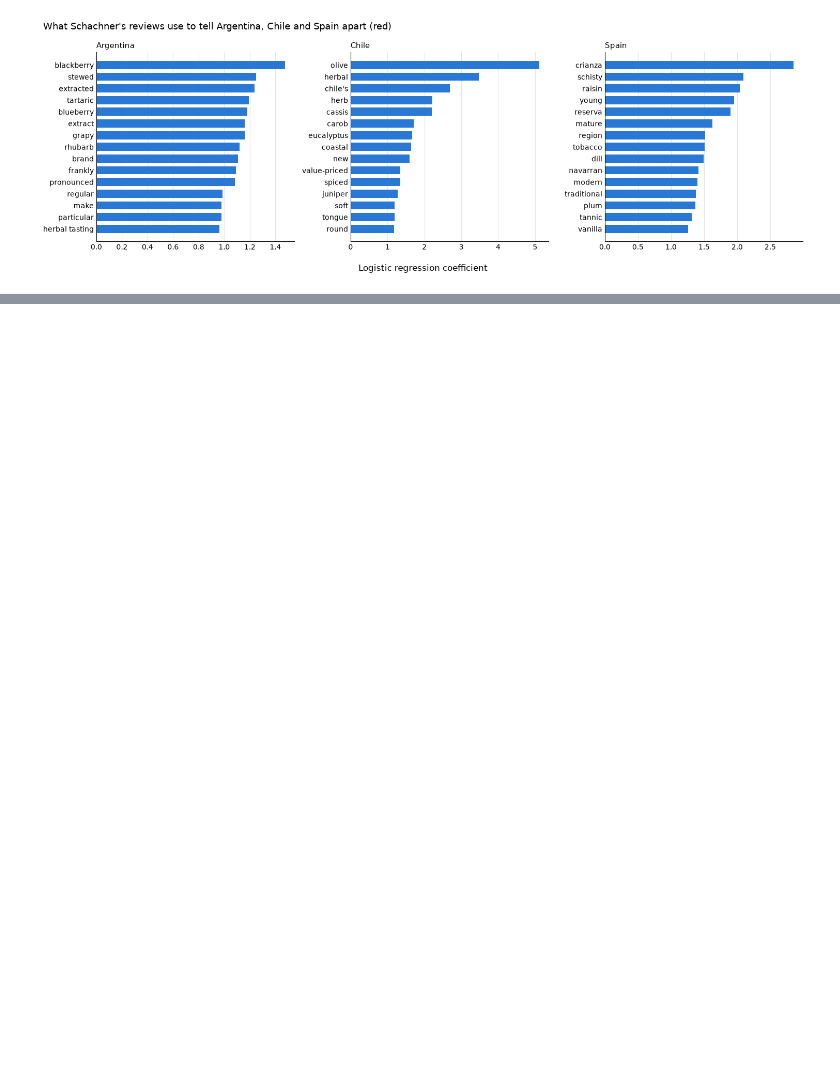
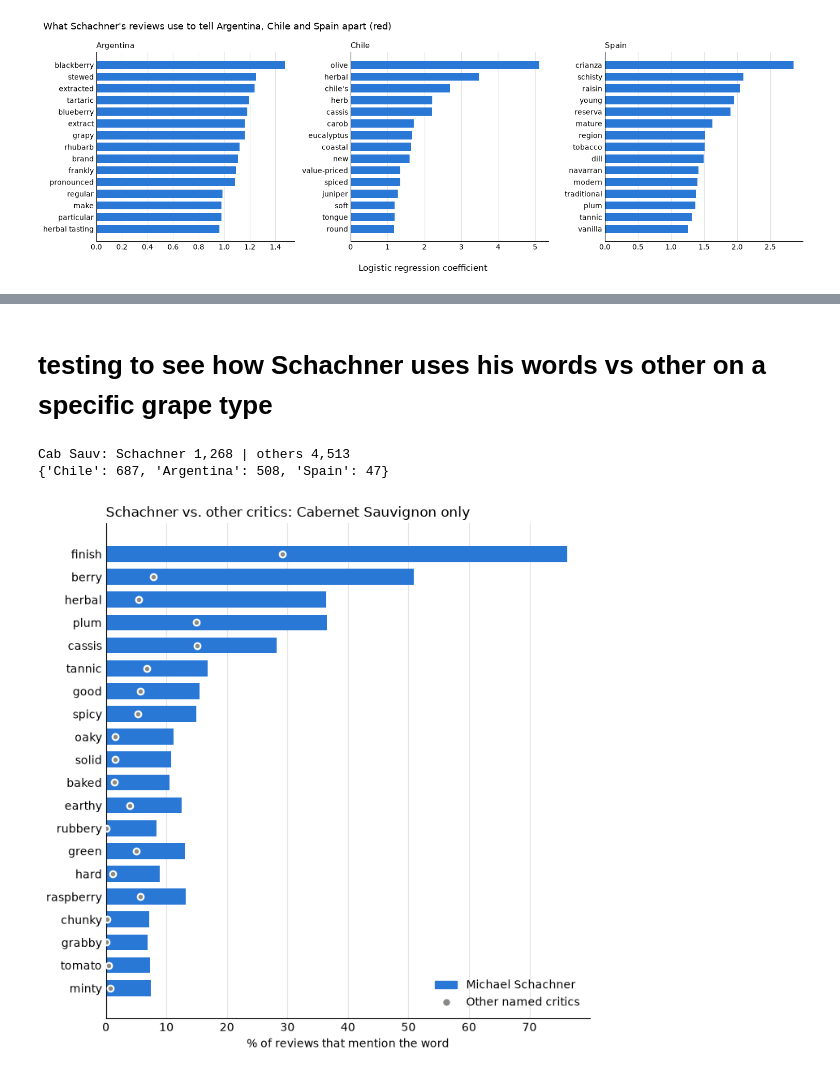
Before and after one commit to Madlenate/Winery_reviews, a Jupyter notebook: NLTK_analysis_part3.ipynb, the cells around one changed output, grey strips where cells are left out. Cells and saved outputs as stored; diff of their text form; code cells hidden in the pictures; blank space fills up the shorter version.

```diff
--- a/NLTK_analysis_part3.ipynb
+++ b/NLTK_analysis_part3.ipynb
@@ -250,0 +303,14 @@ plt.show()
+# %% [markdown]
+# testing to see how Schachner uses his words vs other on a specific grape type
+# %%
+df_cab = df_named[df_named["grape"] == "Cabernet Sauvignon"]
+is_ms_cab = (df_cab["taster_name"] == "Michael Schachner").to_numpy()
+print(f"Cab Sauv: Schachner {is_ms_cab.sum():,} | others {(~is_ms_cab).sum():,}")
+print(df_cab.loc[is_ms_cab, "country"].value_counts().head(3).to_dict())
+
+ms_cab_signature = signature_words(df_cab, is_ms_cab, min_df=10)
+plot_signature(ms_cab_signature, "Schachner vs. other critics: Cabernet Sauvignon only")
+# %% [output]
+Cab Sauv: Schachner 1,268 | others 4,513
+{'Chile': 687, 'Argentina': 508, 'Spain': 47}
+[figure, added]
```
Also changed, not shown: parts of 6 cells of this notebook.
